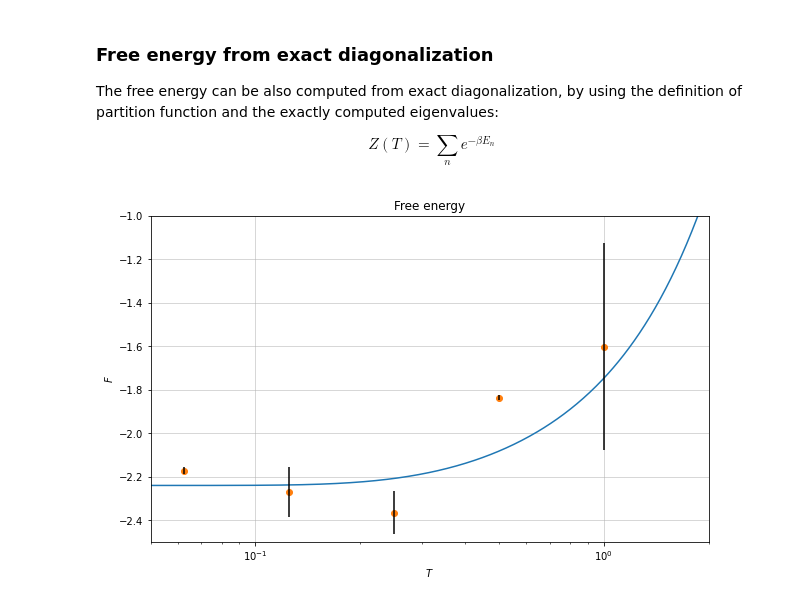
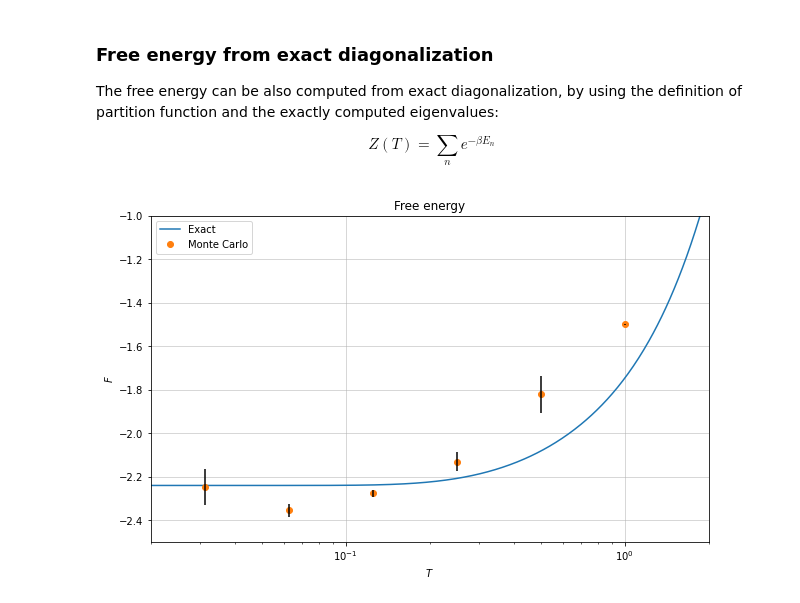
Before and after one commit to FabioOri/QuantumMonteCarlo, a Jupyter notebook: 3_adiabatic.ipynb, the cells around one changed output. Cells and saved outputs as stored; diff of their text form; code cells hidden in the pictures.

```diff
--- a/3_adiabatic.ipynb
+++ b/3_adiabatic.ipynb
@@ -34,7 +34,7 @@ m =
 N = int(input("N = ") or 20);
 a = float(input("a = ") or 0.05);
 Nsweeps = int(input("Nsweeps = ") or 100);
-Ncor = int(input("Ncorrelation = ") or 100);
+Ncor = int(input("Ncorrelation = ") or 50);
 # %% [output]
 N =
 a =
@@ -256,33 +256,34 @@ xlog_vec = np.linspace(xlogmin, xlogmax, Ngrid);
 
 F = np.zeros(Ngrid);              # Initialize the free energy
 T = np.zeros(Ngrid);              # Initialize the temperature
 
 for il in range(Ngrid):
     xlog = xlog_vec[il];
     xl = np.exp(xlog);
     T[il] = 1/xl;
     Z  = 0;                       # Initialize the partition function
 
     for i in range(Ngrid):                  # Compute the partition function
         Z = Z + np.exp(-EigVals[i]*xl);
 
     F[il] = T[il]*np.log(Z);                # Compute the free energy
 
 
 # Plotting the results
 fig, ax = plt.subplots(figsize=(10,6))
 ax.plot(T, F, label = 'Exact');
-plt.xlim([0.05, 2])
+plt.xlim([0.02, 2])
 plt.ylim([-2.5, -1])
 ax.set_xlabel('$T$');
 ax.set_ylabel('$F$');
 ax.set_xscale('log');
 plt.grid(linewidth=0.5);
 plt.title('Free energy');
 
 # Adding Monte Carlo data to the plot
 ax.plot(T_vec, F_vec, 'o', label = 'Monte Carlo');
 plt.errorbar(T_vec, F_vec, yerr = err_hyst*T_vec, xerr = None, fmt = 'None', ecolor = 'black')
-plt.show();
+plt.legend();
+plt.show()
 # %% [output]
-[figure, old version]
+[figure, new version]
```
Also changed, not shown: parts of 2 cells of this notebook.
